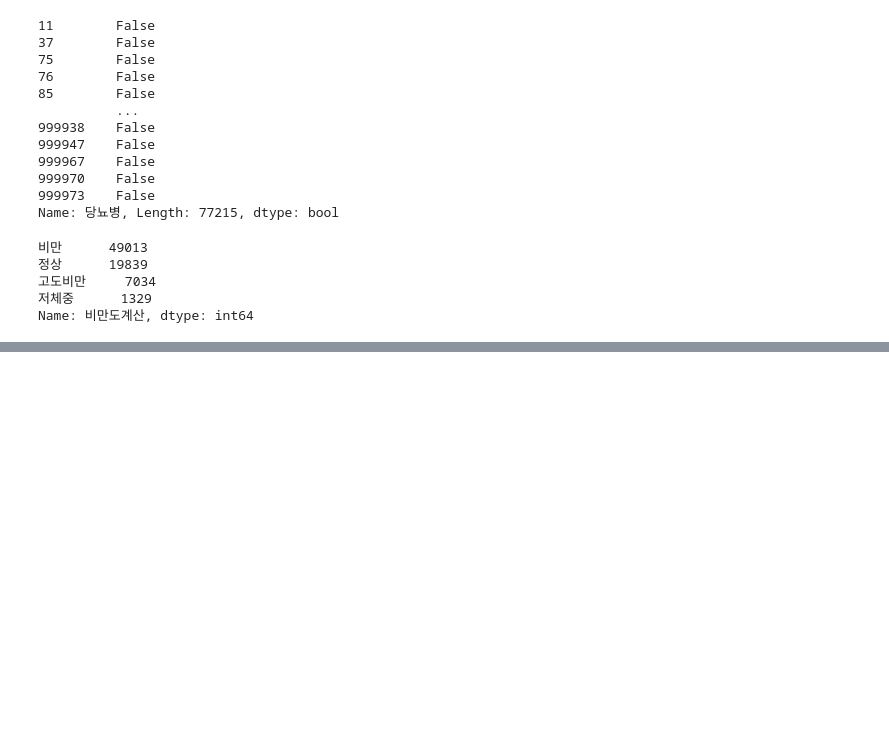
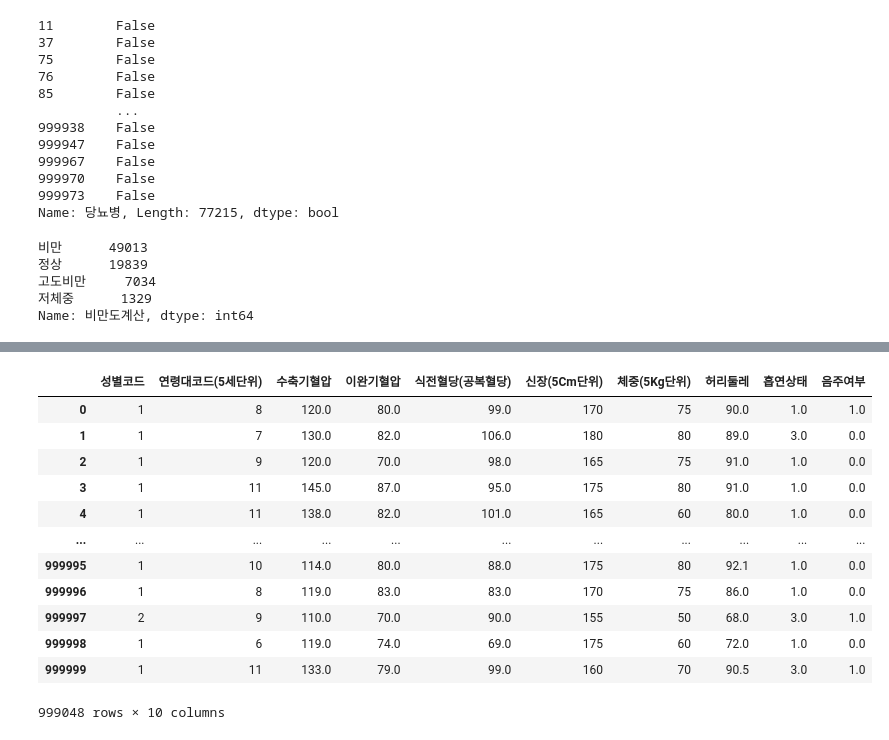
Before and after one commit to kms2698/diabetes-analysys_topgap, a Jupyter notebook: 데이터분석(엄세진).ipynb, the cells around one changed output, grey strips where cells are left out. Cells and saved outputs as stored; diff of their text form; code cells hidden in the pictures; blank space fills up the shorter version.

```diff
--- a/데이터분석(엄세진).ipynb
+++ b/데이터분석(엄세진).ipynb
@@ -632,0 +652,18 @@ Name: 비만도계산, dtype: int64
+# %%
+df = df.dropna()
+# %%
+df
+# %% [output]
+|  | 성별코드 | 연령대코드(5세단위) | 수축기혈압 | 이완기혈압 | 식전혈당(공복혈당) | 신장(5Cm단위) | 체중(5Kg단위) | 허리둘레 | 흡연상태 | 음주여부 |
+| 0 | 1 | 8 | 120.0 | 80.0 | 99.0 | 170 | 75 | 90.0 | 1.0 | 1.0 |
+| 1 | 1 | 7 | 130.0 | 82.0 | 106.0 | 180 | 80 | 89.0 | 3.0 | 0.0 |
+| 2 | 1 | 9 | 120.0 | 70.0 | 98.0 | 165 | 75 | 91.0 | 1.0 | 0.0 |
+| 3 | 1 | 11 | 145.0 | 87.0 | 95.0 | 175 | 80 | 91.0 | 1.0 | 0.0 |
+| 4 | 1 | 11 | 138.0 | 82.0 | 101.0 | 165 | 60 | 80.0 | 1.0 | 0.0 |
+| ... | ... | ... | ... | ... | ... | ... | ... | ... | ... | ... |
+| 999995 | 1 | 10 | 114.0 | 80.0 | 88.0 | 175 | 80 | 92.1 | 1.0 | 0.0 |
+| 999996 | 1 | 8 | 119.0 | 83.0 | 83.0 | 170 | 75 | 86.0 | 1.0 | 0.0 |
+| 999997 | 2 | 9 | 110.0 | 70.0 | 90.0 | 155 | 50 | 68.0 | 3.0 | 1.0 |
+| 999998 | 1 | 6 | 119.0 | 74.0 | 69.0 | 175 | 60 | 72.0 | 1.0 | 0.0 |
+| 999999 | 1 | 11 | 133.0 | 79.0 | 99.0 | 160 | 70 | 90.5 | 3.0 | 1.0 |
+999048 rows × 10 columns
```
Also changed, not shown: parts of 14 cells of this notebook.
